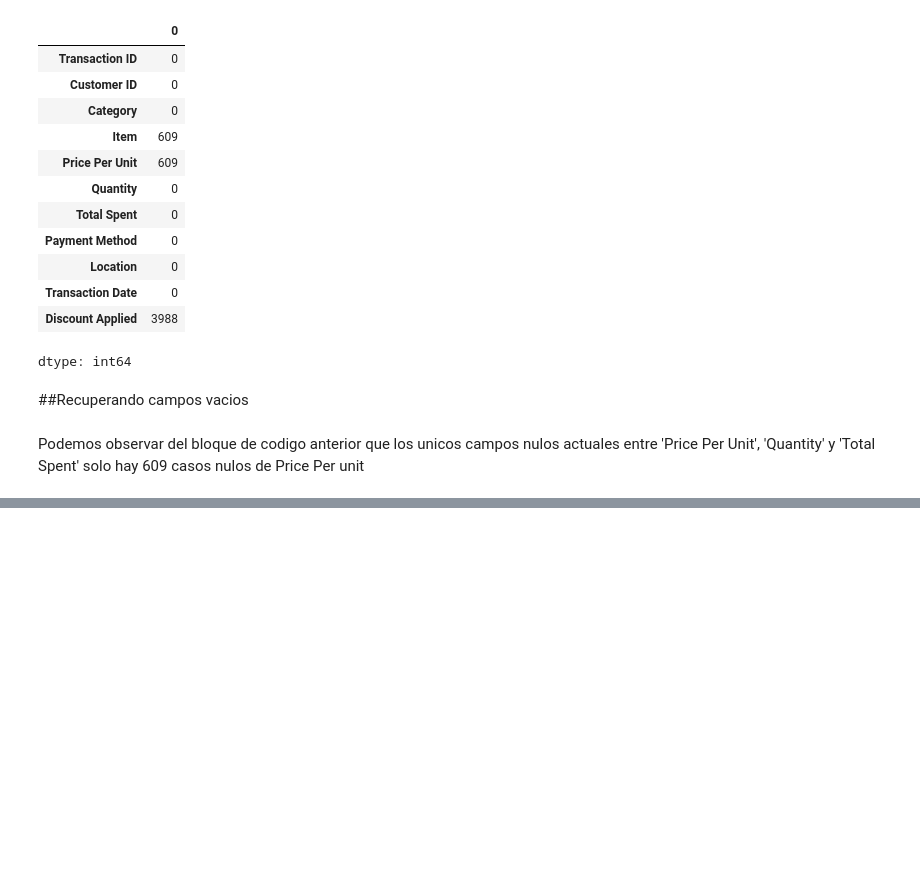
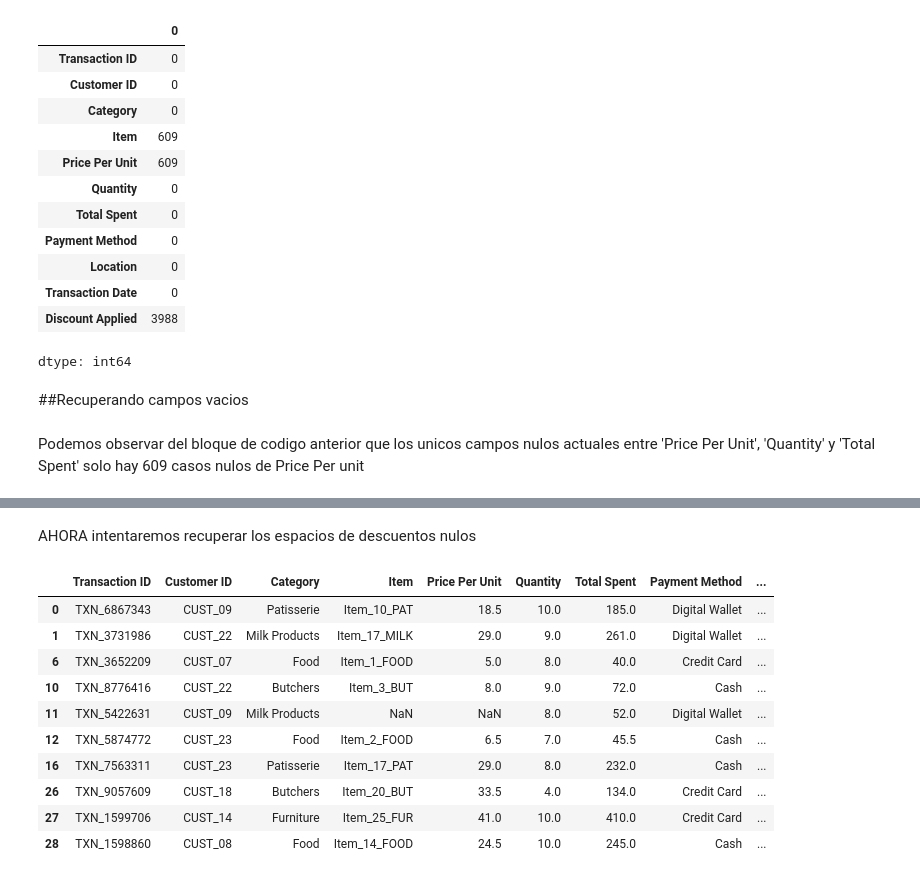
Before and after one commit to Paltaxd2/Evaluacion1_Programacion_Ciencia_Datos, a Jupyter notebook: Progra_EVA1_V001.ipynb, the cells around one changed output, grey strips where cells are left out. Drawn from its saved outputs; the diff is of its cells as text; code cells hidden in the pictures; blank space fills up the shorter version.

```diff
--- a/Progra_EVA1_V001.ipynb
+++ b/Progra_EVA1_V001.ipynb
@@ -150,3 +149,21 @@ df.isna().sum()
 | Transaction Date | 0 |
 | Discount Applied | 3988 |
 dtype: int64
+# %% [markdown]
+AHORA intentaremos recuperar los espacios de descuentos nulos
+# %%
+desc_example = df[df['Discount Applied'] == True]
+
+desc_example.head(10)
+# %% [output]
+|  | Transaction ID | Customer ID | Category | Item | Price Per Unit | Quantity | Total Spent | Payment Method | ... |
+| 0 | TXN_6867343 | CUST_09 | Patisserie | Item_10_PAT | 18.5 | 10.0 | 185.0 | Digital Wallet | ... |
+| 1 | TXN_3731986 | CUST_22 | Milk Products | Item_17_MILK | 29.0 | 9.0 | 261.0 | Digital Wallet | ... |
+| 6 | TXN_3652209 | CUST_07 | Food | Item_1_FOOD | 5.0 | 8.0 | 40.0 | Credit Card | ... |
+| 10 | TXN_8776416 | CUST_22 | Butchers | Item_3_BUT | 8.0 | 9.0 | 72.0 | Cash | ... |
+| 11 | TXN_5422631 | CUST_09 | Milk Products | NaN | NaN | 8.0 | 52.0 | Digital Wallet | ... |
+| 12 | TXN_5874772 | CUST_23 | Food | Item_2_FOOD | 6.5 | 7.0 | 45.5 | Cash | ... |
+| 16 | TXN_7563311 | CUST_23 | Patisserie | Item_17_PAT | 29.0 | 8.0 | 232.0 | Cash | ... |
+| 26 | TXN_9057609 | CUST_18 | Butchers | Item_20_BUT | 33.5 | 4.0 | 134.0 | Credit Card | ... |
+| 27 | TXN_1599706 | CUST_14 | Furniture | Item_25_FUR | 41.0 | 10.0 | 410.0 | Credit Card | ... |
+| 28 | TXN_1598860 | CUST_08 | Food | Item_14_FOOD | 24.5 | 10.0 | 245.0 | Cash | ... |
```
Also changed, not shown: parts of 2 cells of this notebook.
